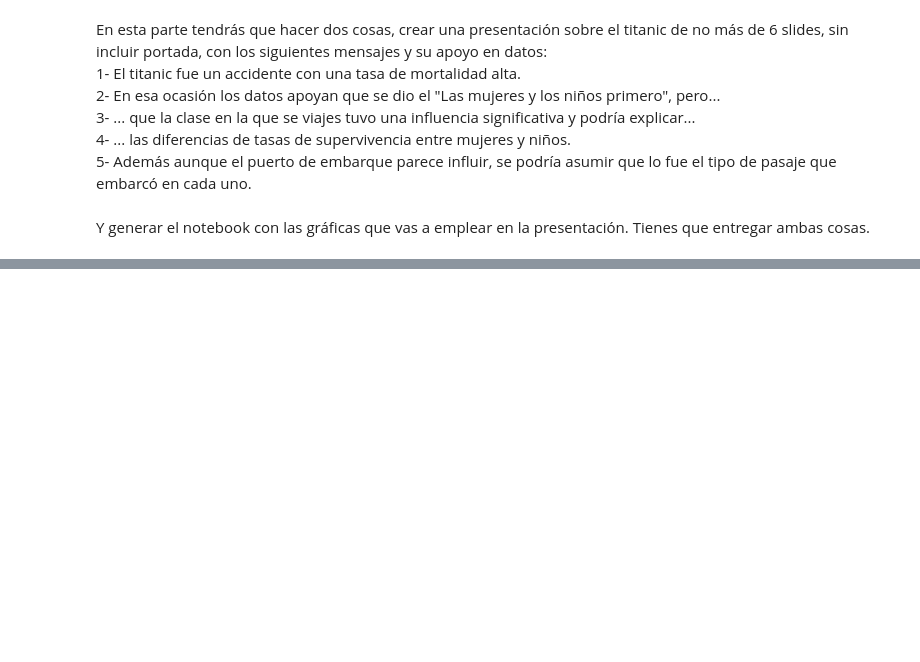
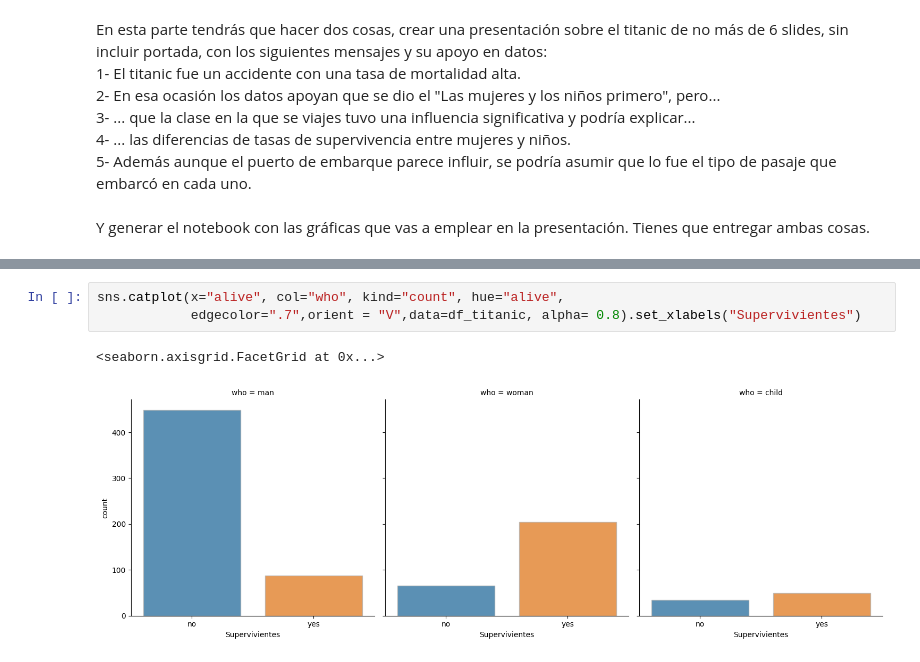
Before and after one commit to JesusGs91/ONLINE_DS_THEBRIDGE_JesusGonzalezSuarez, a Jupyter notebook: Sprint8/Unidad_02/Practica_Obligatoria/18_Practica_Obligatoria_Visualizacion_Presentacion.ipynb, the cells around one changed output, grey strips where cells are left out. Drawn from its saved outputs; the diff is of its cells as text; blank space fills up the shorter version.

```diff
--- a/Sprint8/Unidad_02/Practica_Obligatoria/18_Practica_Obligatoria_Visualizacion_Presentacion.ipynb
+++ b/Sprint8/Unidad_02/Practica_Obligatoria/18_Practica_Obligatoria_Visualizacion_Presentacion.ipynb
@@ -124,0 +170,6 @@ Y generar el notebook con las gráficas que vas a emplear en la presentación. T
+# %%
+sns.catplot(x="alive", col="who", kind="count", hue="alive",
+            edgecolor=".7",orient = "V",data=df_titanic, alpha= 0.8).set_xlabels("Supervivientes")
+# %% [output]
+<seaborn.axisgrid.FacetGrid at 0x...>
+[figure, added]
```
Also changed, not shown: parts of 9 cells of this notebook.
